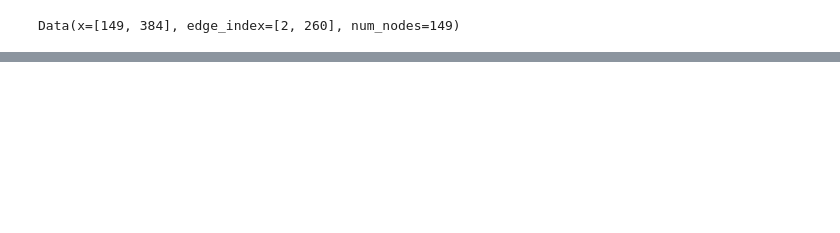
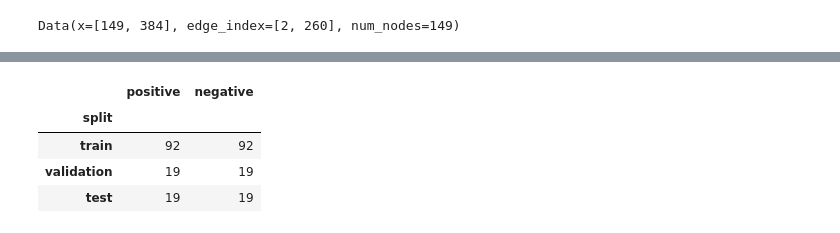
Before and after one commit to AlisaEee/Graphs-GraphsModels, a Jupyter notebook: graph_preprocess/hw2.ipynb, the cells around one changed output, grey strips where cells are left out. Saved outputs shown, nothing was run; the diff lists cells and outputs as text; code cells hidden in the pictures; blank space fills up the shorter version.

```diff
--- a/graph_preprocess/hw2.ipynb
+++ b/graph_preprocess/hw2.ipynb
@@ -74,0 +98,86 @@ Data(x=[149, 384], edge_index=[2, 260], num_nodes=149)
+# %%
+import random
+import numpy as np
+import matplotlib.pyplot as plt
+from IPython.display import display
+from sklearn.metrics import average_precision_score, roc_auc_score
+from torch_geometric.nn import GATConv
+from torch_geometric.transforms import RandomLinkSplit
+from torch_geometric.utils import negative_sampling, remove_self_loops, to_undirected
+
+SEED = 42
+VAL_RATIO = 0.15
+TEST_RATIO = 0.15
+MAX_EPOCHS = 300
+PATIENCE = 40
+LEARNING_RATE = 0.005
+WEIGHT_DECAY = 5e-4
+DEVICE = torch.device("cuda" if torch.cuda.is_available() else "cpu")
+
+random.seed(SEED)
+np.random.seed(SEED)
+torch.manual_seed(SEED)
+if torch.cuda.is_available():
+    torch.cuda.manual_seed_all(SEED)
+
+# Разбиение выполняется на CPU, независимо от устройства текстового энкодера.
+clean_edges, _ = remove_self_loops(data.edge_index.detach().cpu())
+graph = Data(
+    x=data.x.detach().cpu().float(),
+    edge_index=to_undirected(clean_edges, num_nodes=data.num_nodes),
+    num_nodes=data.num_nodes,
+)
+graph.validate(raise_on_error=True)
+if not torch.isfinite(graph.x).all():
+    raise ValueError("В признаках узлов есть NaN или бесконечные значения.")
+
+num_positive_edges = graph.num_edges // 2
+num_val = max(1, int(num_positive_edges * VAL_RATIO))
+num_test = max(1, int(num_positive_edges * TEST_RATIO))
+if num_positive_edges <= num_val + num_test:
+    raise ValueError("Недостаточно рёбер для непустых train/validation/test.")
+
+split_transform = RandomLinkSplit(
+    num_val=num_val,
+    num_test=num_test,
+    is_undirected=True,
+    add_negative_train_samples=False,
+    neg_sampling_ratio=0.0,
+)
+train_data, val_data, test_data = split_transform(graph)
+splits = [("train", train_data), ("validation", val_data), ("test", test_data)]
+
+
+negative_edges = negative_sampling(
+    edge_index=graph.edge_index,
+    num_nodes=graph.num_nodes,
+    num_neg_samples=2 * num_positive_edges,
+    force_undirected=True,
+)
+negative_edges = negative_edges[:, negative_edges[0] < negative_edges[1]]
+if negative_edges.size(1) < num_positive_edges:
+    raise ValueError("В графе недостаточно отсутствующих пар для отрицательных примеров 1:1.")
+negative_edges = negative_edges[:, torch.randperm(negative_edges.size(1))]
+
+offset = 0
+split_rows = []
+for split_name, split in splits:
+    positive_edges = split.edge_label_index
+    count = positive_edges.size(1)
+    selected_negatives = negative_edges[:, offset:offset + count]
+    offset += count
+    split.edge_label_index = torch.cat([positive_edges, selected_negatives], dim=1)
+    split.edge_label = torch.cat([torch.ones(count), torch.zeros(count)])
+    split_rows.append({
+        "split": split_name,
+        "positive": count,
+        "negative": count,
+    })
+    split.to(DEVICE)
+
+message_x = train_data.x
+message_edge_index = train_data.edge_index
+split_summary = pd.DataFrame(split_rows).set_index("split")
+print(f"Устройство: {DEVICE}; узлов: {graph.num_nodes}; связей: {num_positive_edges}")
+display(split_summary)
+# %% [output]
@@ -74,0 +185,5 @@ Data(x=[149, 384], edge_index=[2, 260], num_nodes=149)
+|  | positive | negative |
+| split |  |  |
+| train | 92 | 92 |
+| validation | 19 | 19 |
+| test | 19 | 19 |
```
Also changed, not shown: parts of 29 cells of this notebook.
